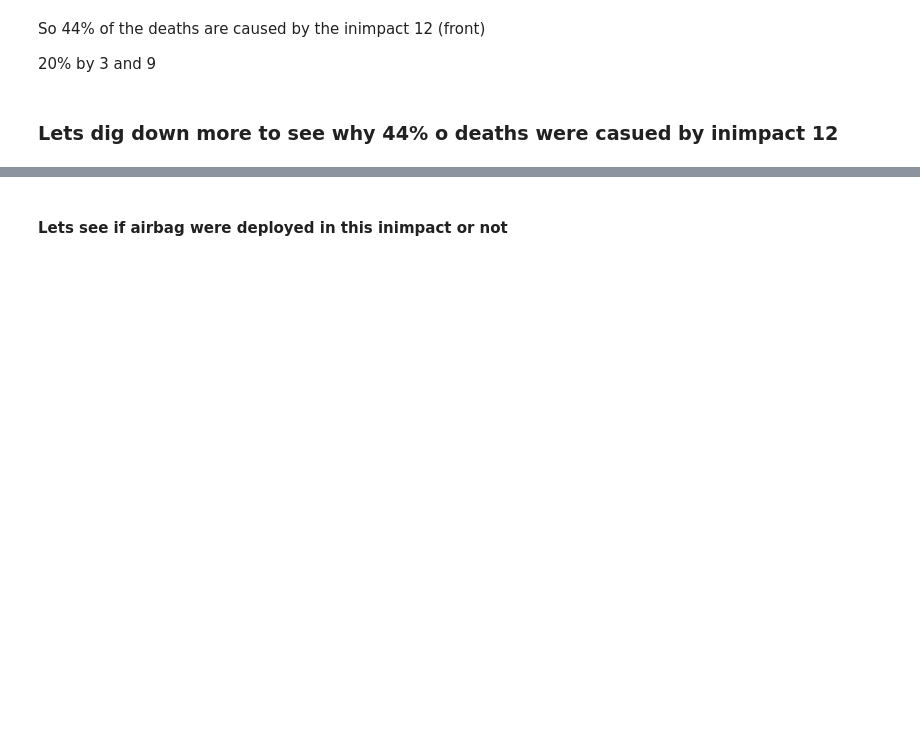
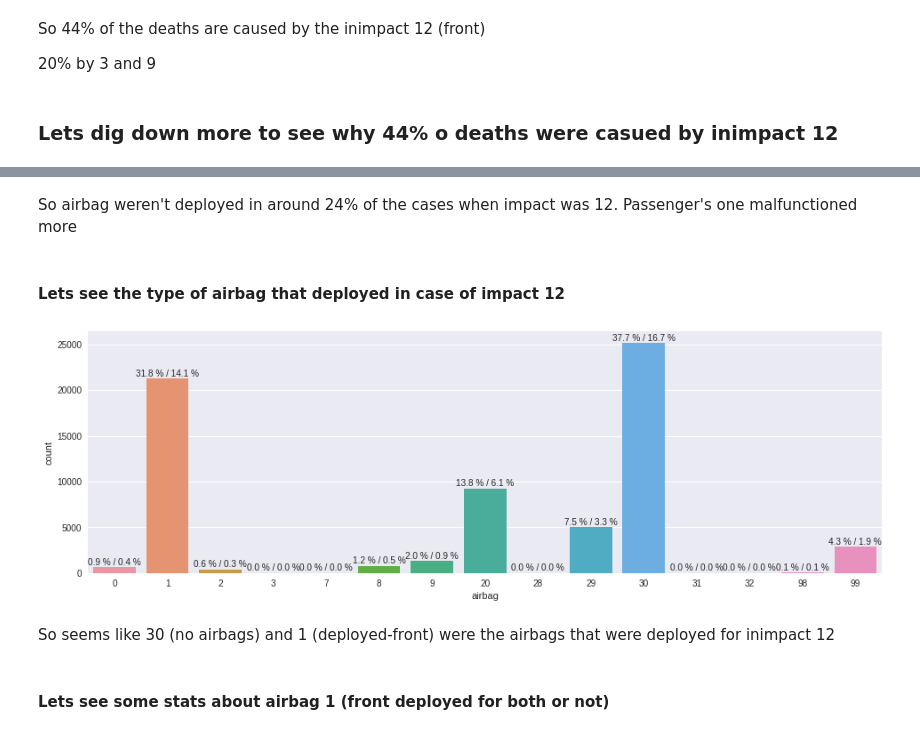
Before and after one commit to sohaibomr/data_analysis-FARS, a Jupyter notebook: sa_eda_fars.ipynb, the cells around one changed output, grey strips where cells are left out. Saved outputs shown, nothing was run; the diff lists cells and outputs as text; code cells hidden in the pictures; blank space fills up the shorter version.

```diff
--- a/sa_eda_fars.ipynb
+++ b/sa_eda_fars.ipynb
@@ -95,2 +95,13 @@ data_sepecific_inimpact = data[filter_]
+# %% [markdown]
+So airbag weren't deployed in around 24% of the cases when impact was 12.
+Passenger's one malfunctioned more
+# %% [markdown]
+#### Lets see the type of airbag that deployed in case of impact 12
+# %%
+count_plot('airbag', 'x', data_specific_inimpact, 'show')
+# %% [output]
+[figure, added]
+# %% [markdown]
+So seems like 30 (no airbags) and 1 (deployed-front) were the airbags that were deployed for inimpact 12
 # %% [markdown]
-#### Lets see if airbag were deployed in this inimpact or not
+#### Lets see some stats about airbag 1 (front deployed for both or not)
```
Also changed, not shown: parts of 20 cells of this notebook, 1 other file.
